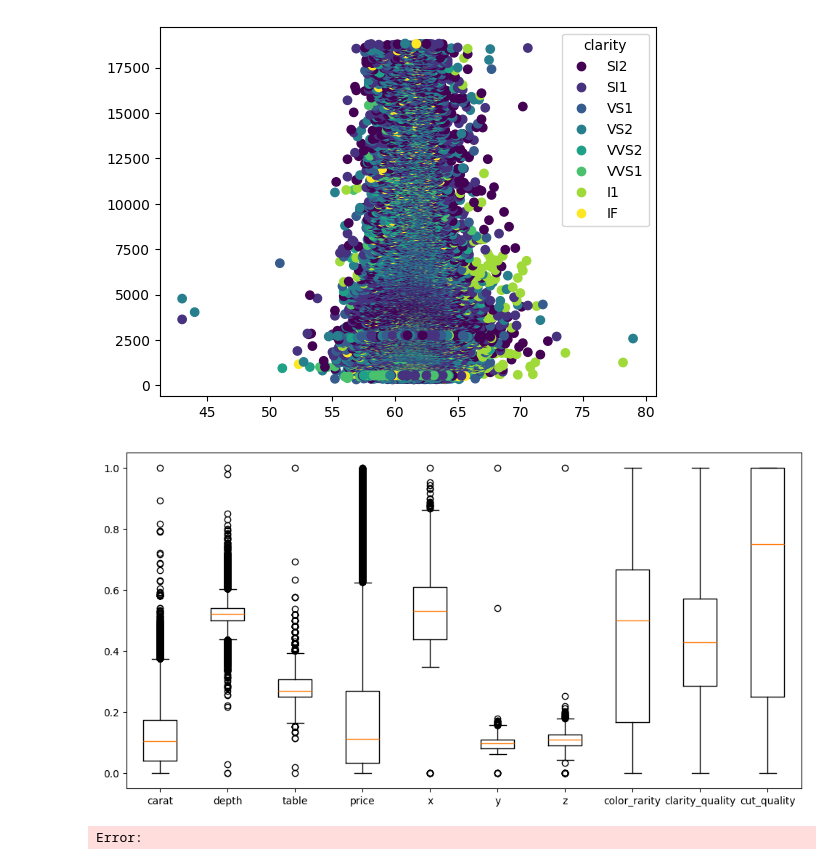
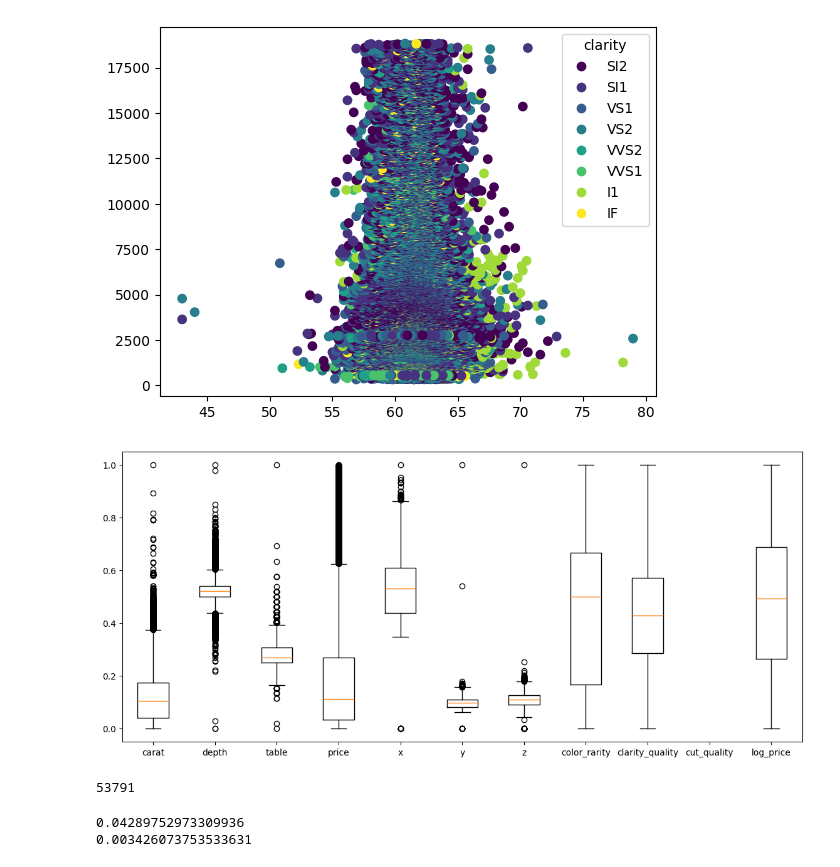
Before and after one commit to Hatem-707/depi-diamonds, a Jupyter notebook: assignment.ipynb, the cells around one changed output. Saved outputs shown, nothing was run; the diff lists cells and outputs as text; code cells hidden in the pictures.

```diff
--- a/assignment.ipynb
+++ b/assignment.ipynb
@@ -137,0 +139,8 @@ legend = second.legend(handles, df['color'].unique(), title="color")
+# %%
+import math
+df['log_price'] = df['price'].map(math.log)
+fig, second = plt.subplots()
+scatter = second.scatter(x = df['carat'], y= df['log_price'], c=pd.factorize(df['clarity'])[0])
+handles, labels = scatter.legend_elements()
+second.set_title("log price vs carat")
+legend = second.legend(handles, df['clarity'].unique(), title="clarity")
@@ -145,25 +156,34 @@ legend = third.legend(handles, df['clarity'].unique(), title="clarity")
 # %%
 numeric = df.select_dtypes(include=np.number)
 numeric = (numeric - numeric.min())/(numeric.max() - numeric.min())
-plt.figure(figsize=(12, 6))
+plt.figure(figsize=(14, 6))
 plt.boxplot(numeric.values, tick_labels =list(numeric.columns))
 plt.show()
 # %% [output]
-[figure, old version]
+[figure, new version]
+# %%
+print(len(numeric))
+# %% [output]
+53791
 # %%
 from sklearn.model_selection import train_test_split
 from sklearn.preprocessing import OneHotEncoder
 from sklearn.kernel_ridge import KernelRidge
 from sklearn.metrics import mean_squared_error
 
-x = numeric.drop('price', axis=1)
+x = numeric.drop(['price', 'log_price'], axis=1)
 y = numeric['price']
 
-x_train, x_test, y_train, y_test = train_test_split(x, y, test_size=0.2)
+x_train, x_test, y_train, y_test = train_test_split(x, y, test_size=4000, train_size=20000, random_state=42)
+x_train.isna().sum()
 krr = KernelRidge(alpha=1.0, kernel='rbf', gamma=0.1)
+y_baseline = np.full_like(y_test, y_train.mean())
+mse = mean_squared_error(y_pred=y_baseline, y_true= y_test)
+print(mse)
 krr.fit(x_train, y_train)
 y_pred = krr.predict(x_test)
 mse = mean_squared_error(y_pred=y_pred, y_true= y_test)
 print(mse)
 # %% [output]
-Error:
+0.04289752973309936
+0.003426073753533631
```
Also changed, not shown: parts of 7 cells of this notebook, 2 other files.
